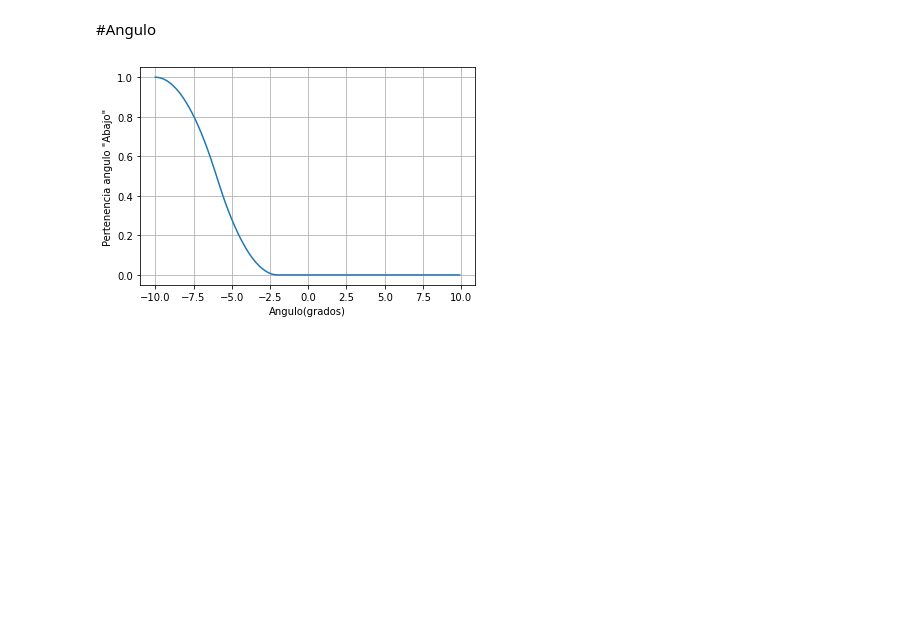
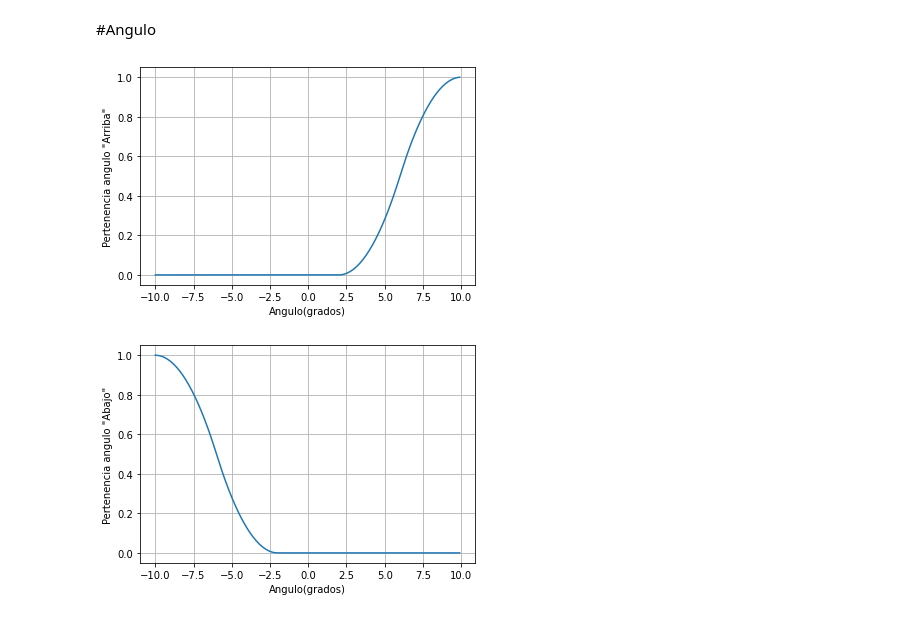
Before and after one commit to iLuisOlivares/Sistema-de-control-borroso-de-un-avi-n., a Jupyter notebook: Parcial_IA.ipynb, the cells around one changed output. Cells and saved outputs as stored; diff of their text form; code cells hidden in the pictures; blank space fills up the shorter version.

```diff
--- a/Parcial_IA.ipynb
+++ b/Parcial_IA.ipynb
@@ -127,19 +127,21 @@ a_recta = np.arange(-10, 10, 0.1)
 # %%
 #Angulo
 #Conjunto borroso Arriba
 anguloArriba = []
 label_x = "Angulo(grados)"
 label_y = 'Pertenencia angulo "Arriba"'
 
 #Funcion de Angulo Arriba en un punto x
 def funcion_AnguloArriba(x):
-  return funcionSigmoidal(x,alfa=6,beta=8,epsilon=10,direccion='derecha')
+  return funcionSigmoidal(x,alfa=2,beta=6,epsilon=10,direccion='derecha')
 
 #Rellenar el array
 for x in a_recta:
   anguloArriba.append(funcion_AnguloArriba(x))
 
 graficar(a_recta,anguloArriba,label_x,label_y)
+# %% [output]
+[figure, added]
 # %%
 
 #Conjunto borroso Abajo
```
Also changed, not shown: parts of 1 cell of this notebook.
